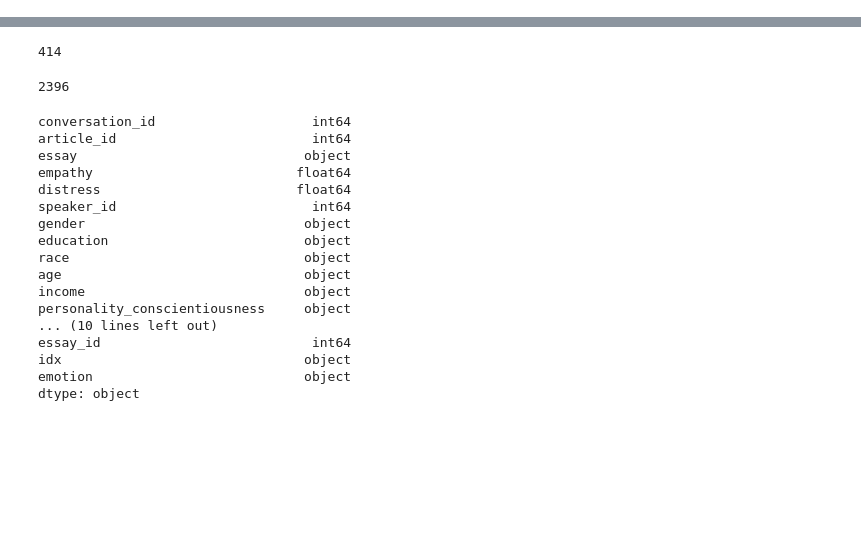
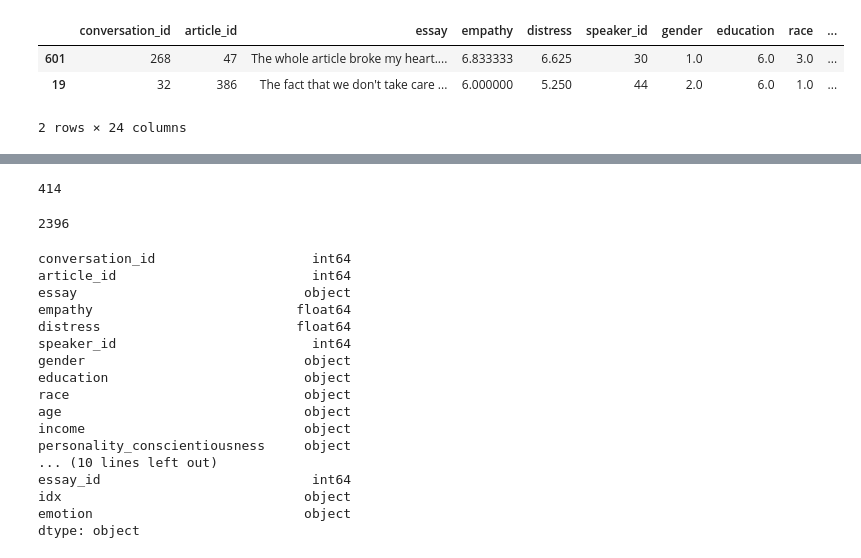
Before and after one commit to hasan-rakibul/WASSA23-empathy-emotion, a Jupyter notebook: preprocessing.ipynb, the cells around one changed output, grey strips where cells are left out. Saved outputs shown, nothing was run; the diff lists cells and outputs as text; code cells hidden in the pictures; blank space fills up the shorter version.

```diff
--- a/preprocessing.ipynb
+++ b/preprocessing.ipynb
@@ -4,0 +8,8 @@ import matplotlib.pyplot as plt
+# %%
+raw_train = pd.read_csv('./dataset/WASSA23_essay_level_with_labels_train.tsv', sep='\t', na_values='unknown', header=0) # raw csv file consists of 'unknown' values
+raw_train.sample(2)
+# %% [output]
+|  | conversation_id | article_id | essay | empathy | distress | speaker_id | gender | education | race | ... |
+| 601 | 268 | 47 | The whole article broke my heart.... | 6.833333 | 6.625 | 30 | 1.0 | 6.0 | 3.0 | ... |
+| 19 | 32 | 386 | The fact that we don't take care ... | 6.000000 | 5.250 | 44 | 2.0 | 6.0 | 1.0 | ... |
+2 rows × 24 columns
```
Also changed, not shown: parts of 12 cells of this notebook, 31 other files.
